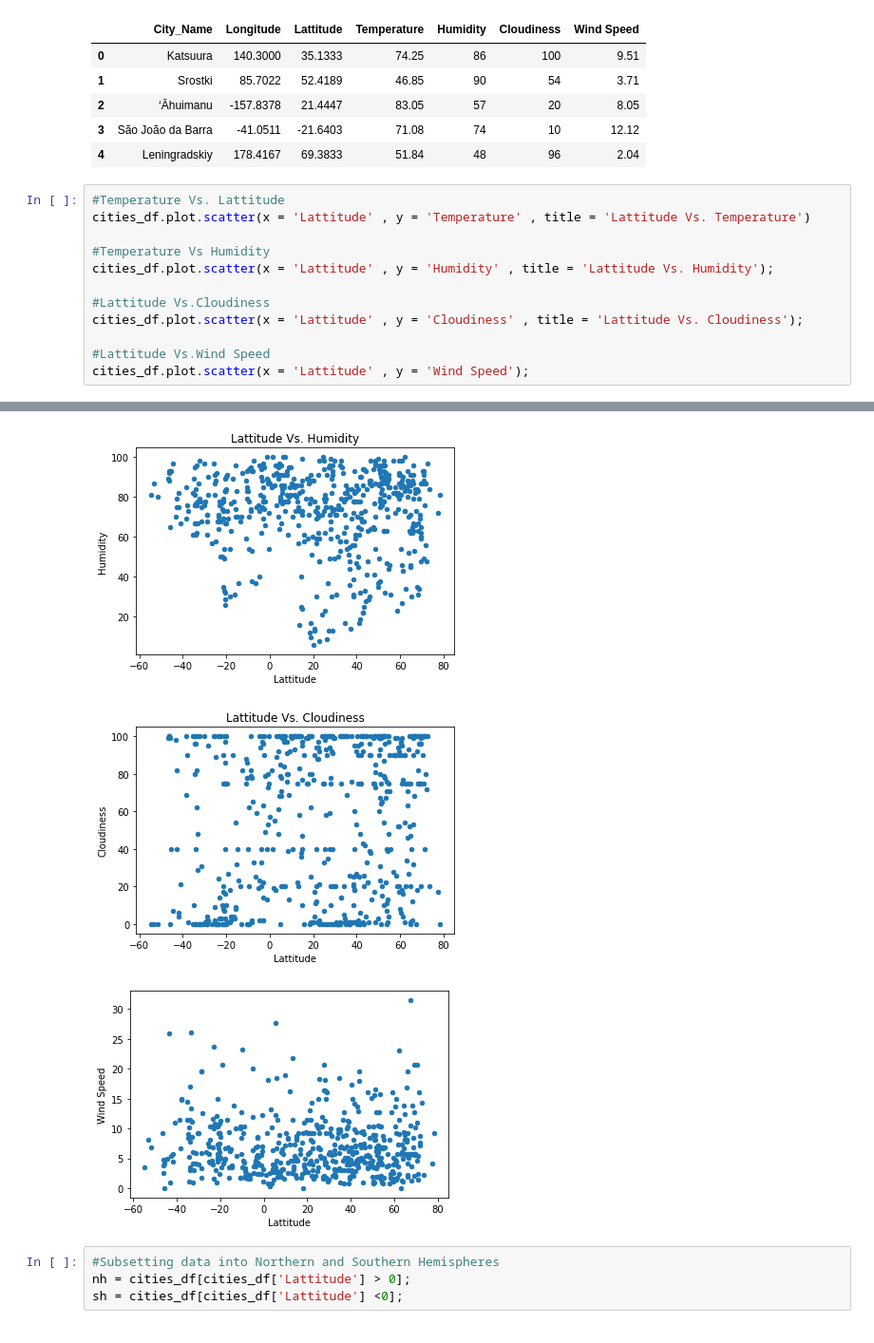
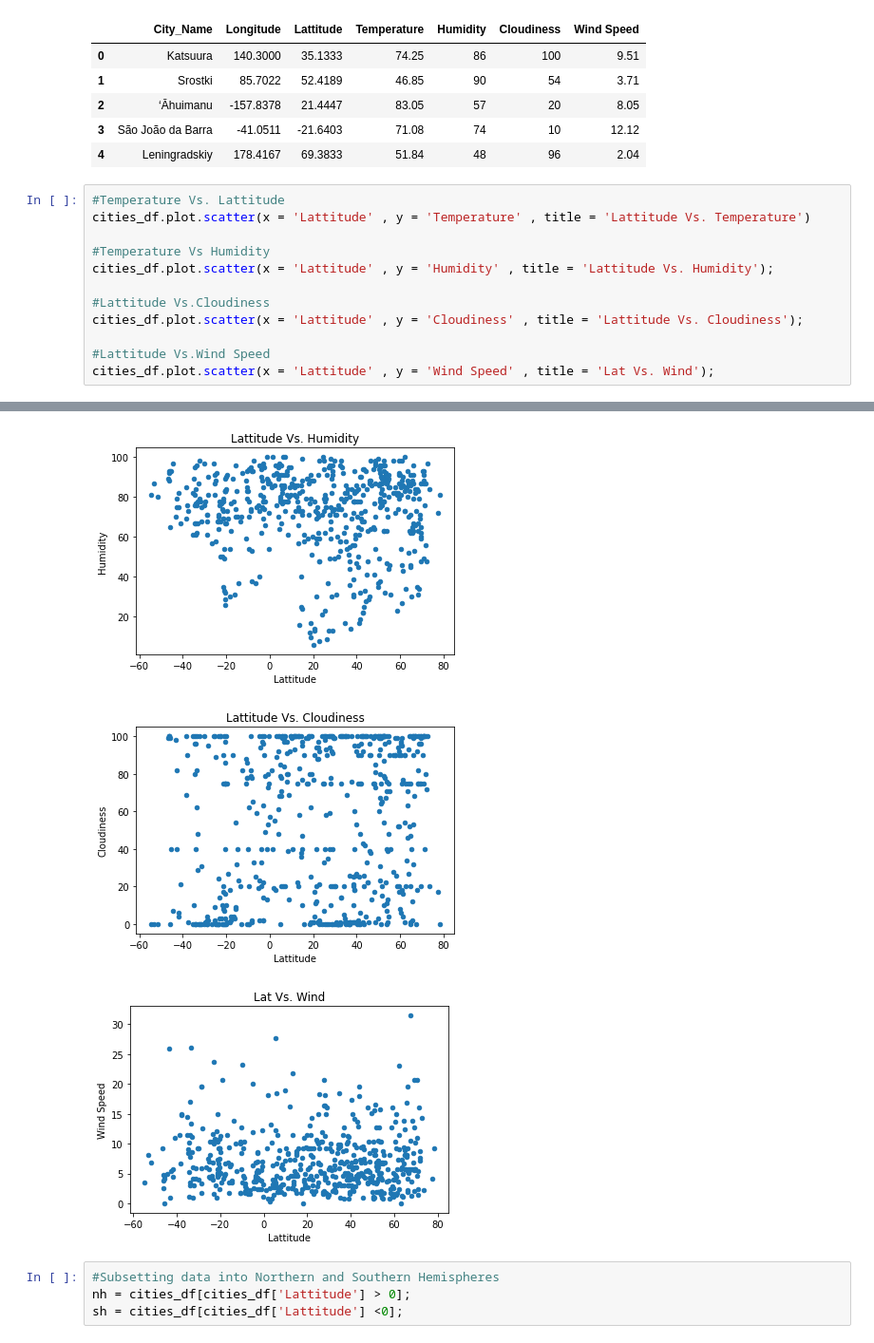
Before and after one commit to awesomepack/python-api-challenge, a Jupyter notebook: WeatherPy/WeatherPy.ipynb, the cells around one changed output, grey strips where cells are left out. Shown at 95% size. Saved outputs shown, nothing was run; the diff lists cells and outputs as text.

```diff
--- a/WeatherPy/WeatherPy.ipynb
+++ b/WeatherPy/WeatherPy.ipynb
@@ -118,20 +118,20 @@ cities_df.head(5)
 # %%
 #Temperature Vs. Lattitude
 cities_df.plot.scatter(x = 'Lattitude' , y = 'Temperature' , title = 'Lattitude Vs. Temperature')
 
 #Temperature Vs Humidity
 cities_df.plot.scatter(x = 'Lattitude' , y = 'Humidity' , title = 'Lattitude Vs. Humidity');
 
 #Lattitude Vs.Cloudiness
 cities_df.plot.scatter(x = 'Lattitude' , y = 'Cloudiness' , title = 'Lattitude Vs. Cloudiness');
 
 #Lattitude Vs.Wind Speed
-cities_df.plot.scatter(x = 'Lattitude' , y = 'Wind Speed');
+cities_df.plot.scatter(x = 'Lattitude' , y = 'Wind Speed' , title = 'Lat Vs. Wind');
 # %% [output]
 [figure]
 [figure]
 [figure]
-[figure, old version]
+[figure, new version]
 # %%
 #Subsetting data into Northern and Southern Hemispheres
 nh = cities_df[cities_df['Lattitude'] > 0];
```
Also changed, not shown: 12 other files.
